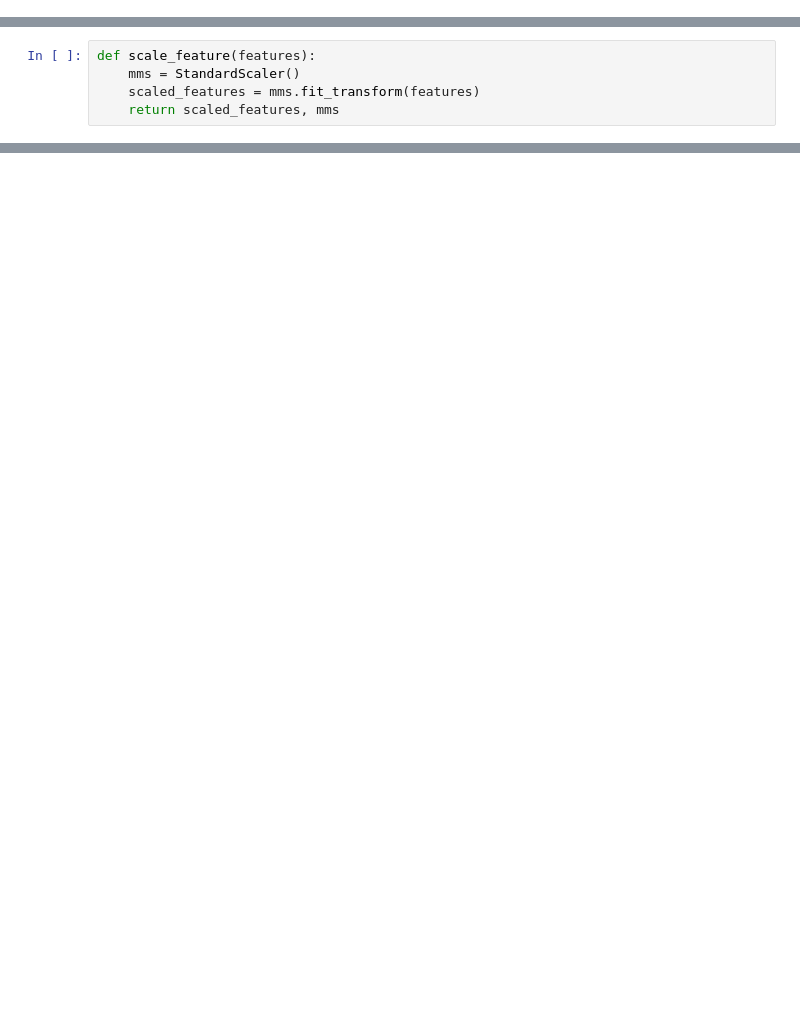
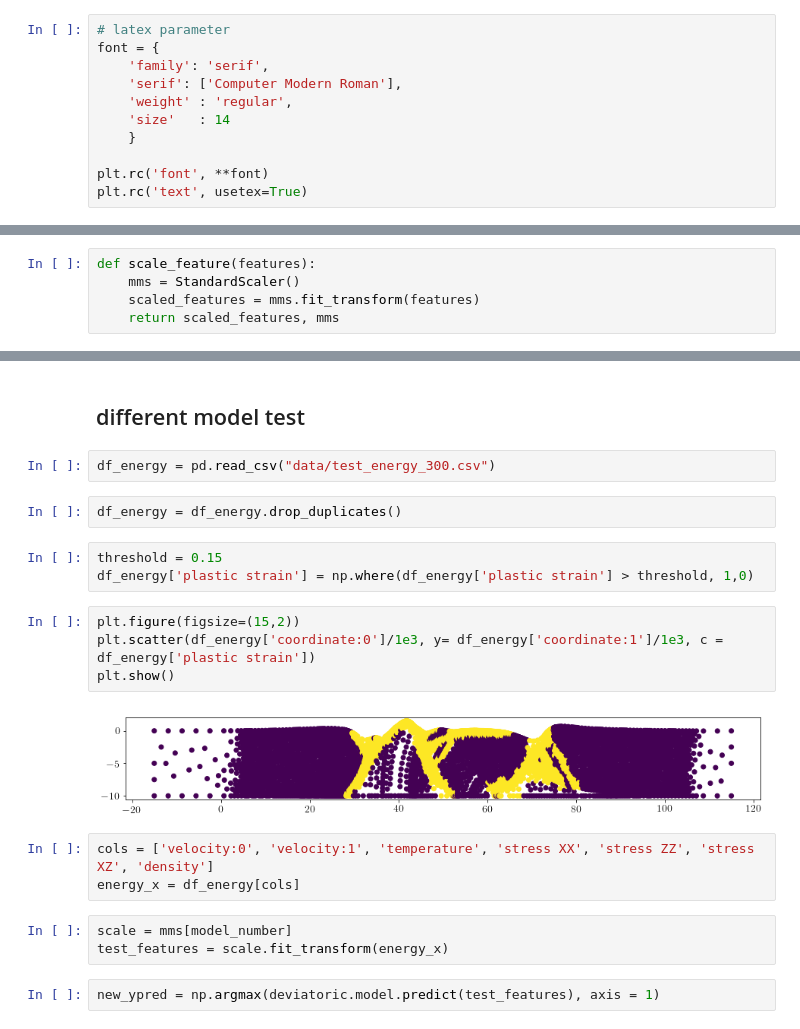
Before and after one commit to msahamed/predict_tectonic_deformation_machine_learning, a Jupyter notebook: build_model_random_forest.ipynb, the cells around one changed output, grey strips where cells are left out. Drawn from its saved outputs; the diff is of its cells as text; blank space fills up the shorter version.

```diff
--- a/build_model_random_forest.ipynb
+++ b/build_model_random_forest.ipynb
@@ -22,0 +28,11 @@ df_total_nsw = pd.read_csv("data/total_nsw.csv")
+# %%
+# latex parameter
+font = {
+    'family': 'serif',
+    'serif': ['Computer Modern Roman'],
+    'weight' : 'regular',
+    'size'   : 14
+    }
+
+plt.rc('font', **font)
+plt.rc('text', usetex=True)
@@ -227,0 +235,23 @@ avg / total       0.99      0.99      0.99    271032
+# %% [markdown]
+## different model test
+# %%
+df_energy = pd.read_csv("data/test_energy_300.csv")
+# %%
+df_energy = df_energy.drop_duplicates()
+# %%
+threshold = 0.15
+df_energy['plastic strain'] = np.where(df_energy['plastic strain'] > threshold, 1,0)
+# %%
+plt.figure(figsize=(15,2))
+plt.scatter(df_energy['coordinate:0']/1e3, y= df_energy['coordinate:1']/1e3, c = df_energy['plastic strain'])
+plt.show()
+# %% [output]
+[figure, added]
+# %%
+cols = ['velocity:0', 'velocity:1', 'temperature', 'stress XX', 'stress ZZ', 'stress XZ', 'density']
+energy_x = df_energy[cols]
+# %%
+scale = mms[model_number]
+test_features = scale.fit_transform(energy_x)
+# %%
+new_ypred = np.argmax(deviatoric.model.predict(test_features), axis = 1)
```
Also changed, not shown: parts of 25 cells of this notebook, 9 other files.
